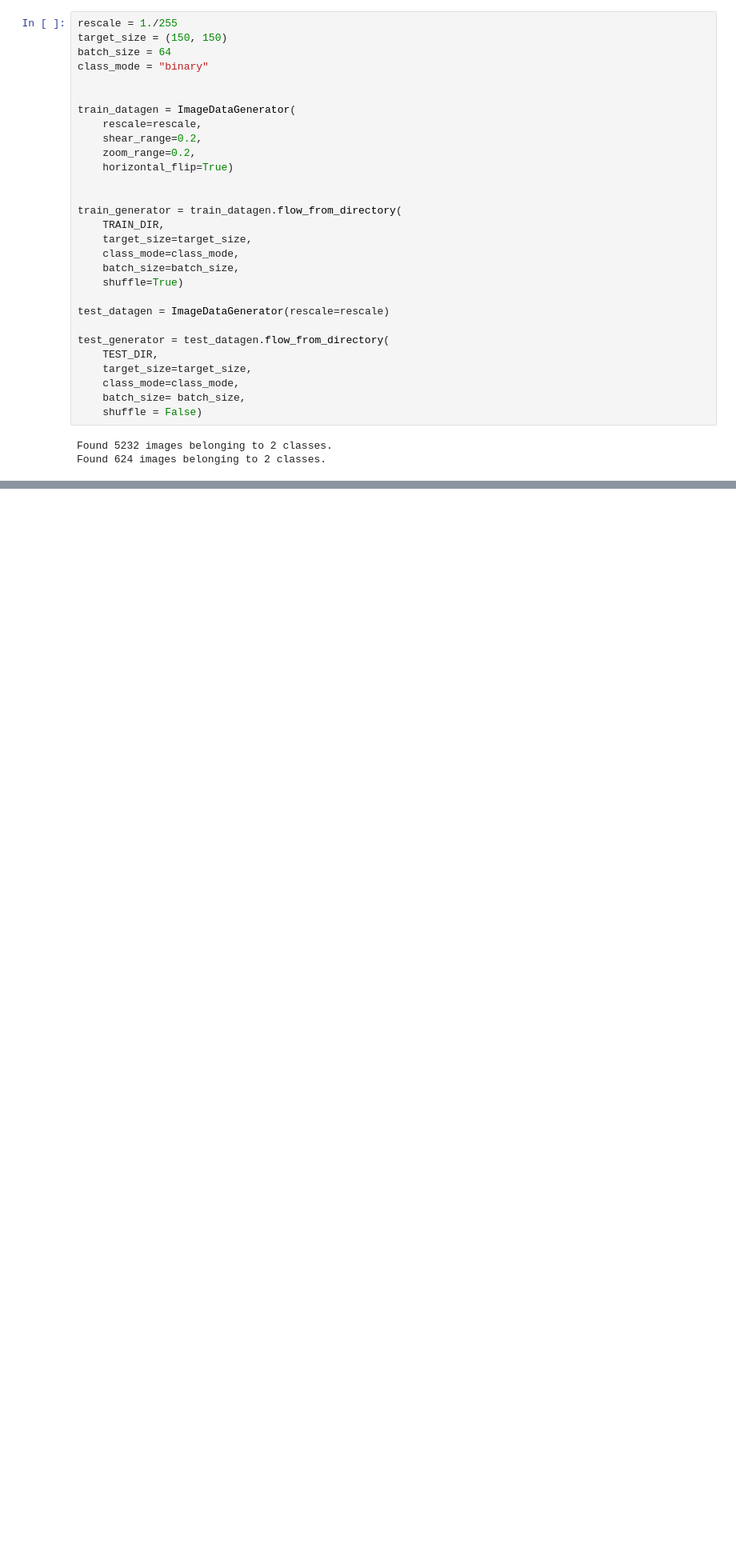
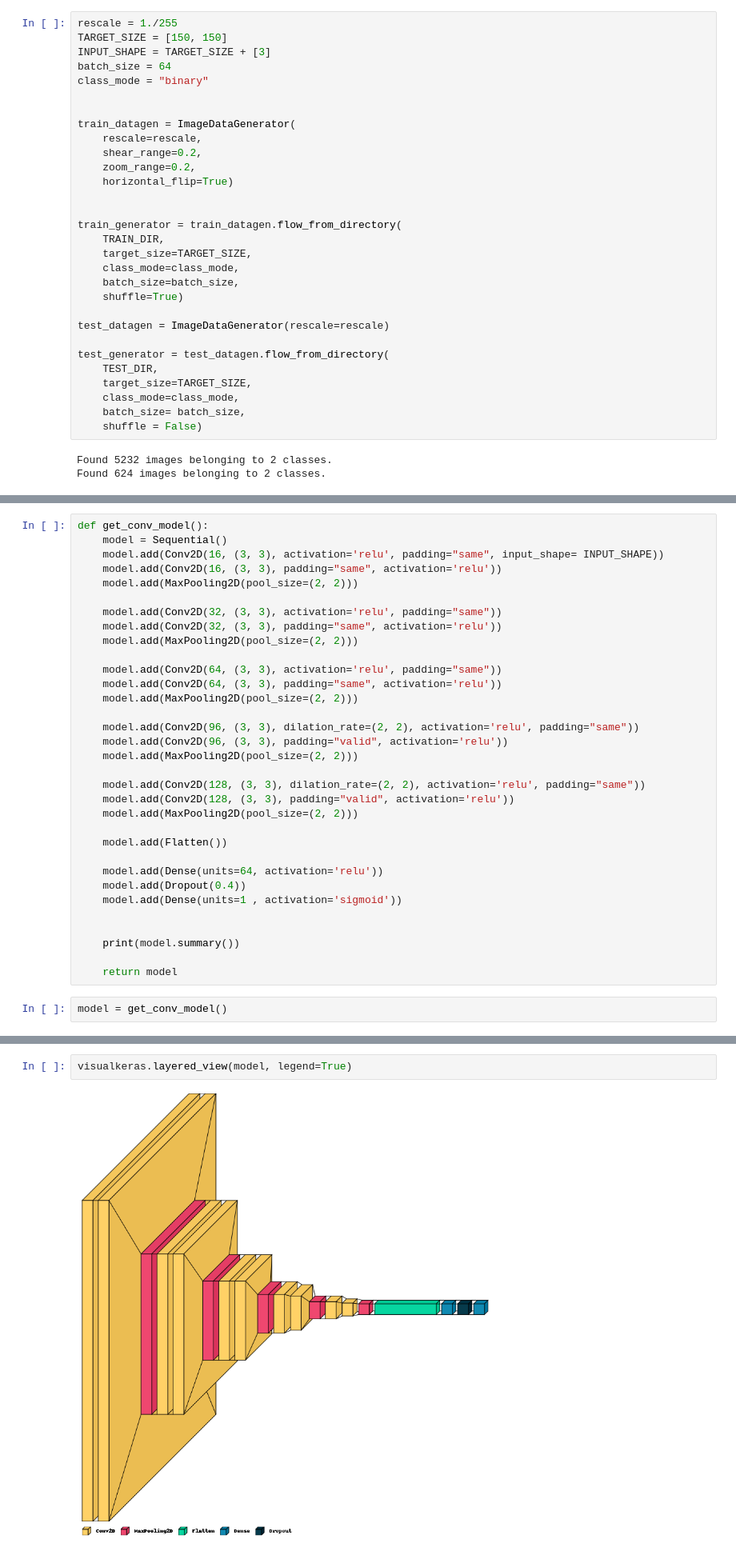
Before and after one commit to pinilDissanayaka/Pneumonia-Detection-using-Deep-Learning, a Jupyter notebook: Pneumonia_Detection.ipynb, the cells around one changed output, grey strips where cells are left out. Shown at 80% size. Saved outputs shown, nothing was run; the diff lists cells and outputs as text; blank space fills up the shorter version.

Commit message:
Model training

```diff
--- a/Pneumonia_Detection.ipynb
+++ b/Pneumonia_Detection.ipynb
@@ -146,6 +149,7 @@ TRAINING PNEUMONIA
 # %%
 rescale = 1./255
-target_size = (150, 150)
+TARGET_SIZE = [150, 150]
+INPUT_SHAPE = TARGET_SIZE + [3]
 batch_size = 64
 class_mode = "binary"
 
@@ -159,7 +163,7 @@ train_datagen = ImageDataGenerator(
 
 train_generator = train_datagen.flow_from_directory(
     TRAIN_DIR,
-    target_size=target_size,
+    target_size=TARGET_SIZE,
     class_mode=class_mode,
     batch_size=batch_size,
     shuffle=True)
@@ -168,7 +172,7 @@ test_datagen = ImageDataGenerator(rescale=rescale)
 
 test_generator = test_datagen.flow_from_directory(
     TEST_DIR,
-    target_size=target_size,
+    target_size=TARGET_SIZE,
     class_mode=class_mode,
     batch_size= batch_size,
     shuffle = False)
@@ -180,0 +211,35 @@ VALIDATION_STEPS = train_generator.n // train_generator.batch_size
+# %%
+def get_conv_model():
+    model = Sequential()
+    model.add(Conv2D(16, (3, 3), activation='relu', padding="same", input_shape= INPUT_SHAPE))
+    model.add(Conv2D(16, (3, 3), padding="same", activation='relu'))
+    model.add(MaxPooling2D(pool_size=(2, 2)))
+
+    model.add(Conv2D(32, (3, 3), activation='relu', padding="same"))
+    model.add(Conv2D(32, (3, 3), padding="same", activation='relu'))
+    model.add(MaxPooling2D(pool_size=(2, 2)))
+
+    model.add(Conv2D(64, (3, 3), activation='relu', padding="same"))
+    model.add(Conv2D(64, (3, 3), padding="same", activation='relu'))
+    model.add(MaxPooling2D(pool_size=(2, 2)))
+
+    model.add(Conv2D(96, (3, 3), dilation_rate=(2, 2), activation='relu', padding="same"))
+    model.add(Conv2D(96, (3, 3), padding="valid", activation='relu'))
+    model.add(MaxPooling2D(pool_size=(2, 2)))
+
+    model.add(Conv2D(128, (3, 3), dilation_rate=(2, 2), activation='relu', padding="same"))
+    model.add(Conv2D(128, (3, 3), padding="valid", activation='relu'))
+    model.add(MaxPooling2D(pool_size=(2, 2)))
+
+    model.add(Flatten())
+
+    model.add(Dense(units=64, activation='relu'))
+    model.add(Dropout(0.4))
+    model.add(Dense(units=1 , activation='sigmoid'))
+
+
+    print(model.summary())
+
+    return model
+# %%
+model = get_conv_model()
@@ -180,0 +264,4 @@ VALIDATION_STEPS = train_generator.n // train_generator.batch_size
+# %%
+visualkeras.layered_view(model, legend=True)
+# %% [output]
+[figure, added]
```
Also changed, not shown: parts of 8 cells of this notebook.
